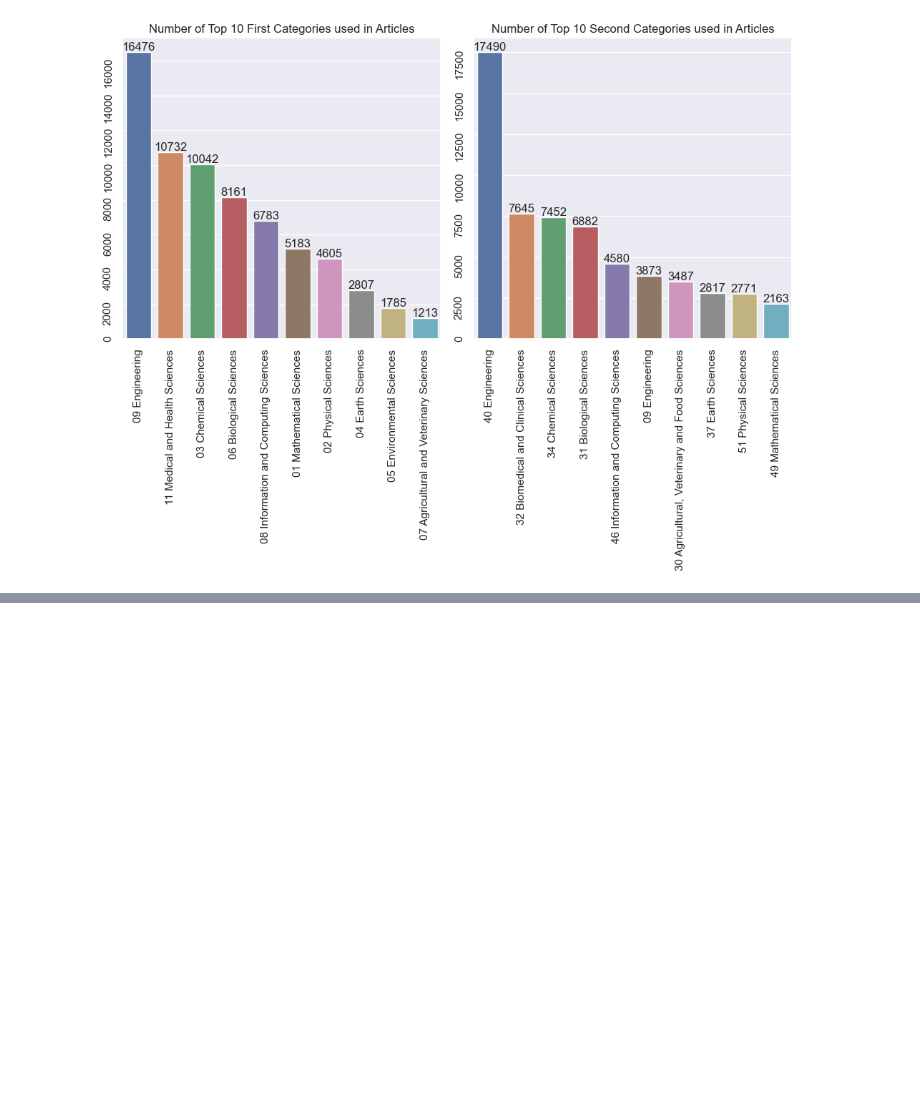
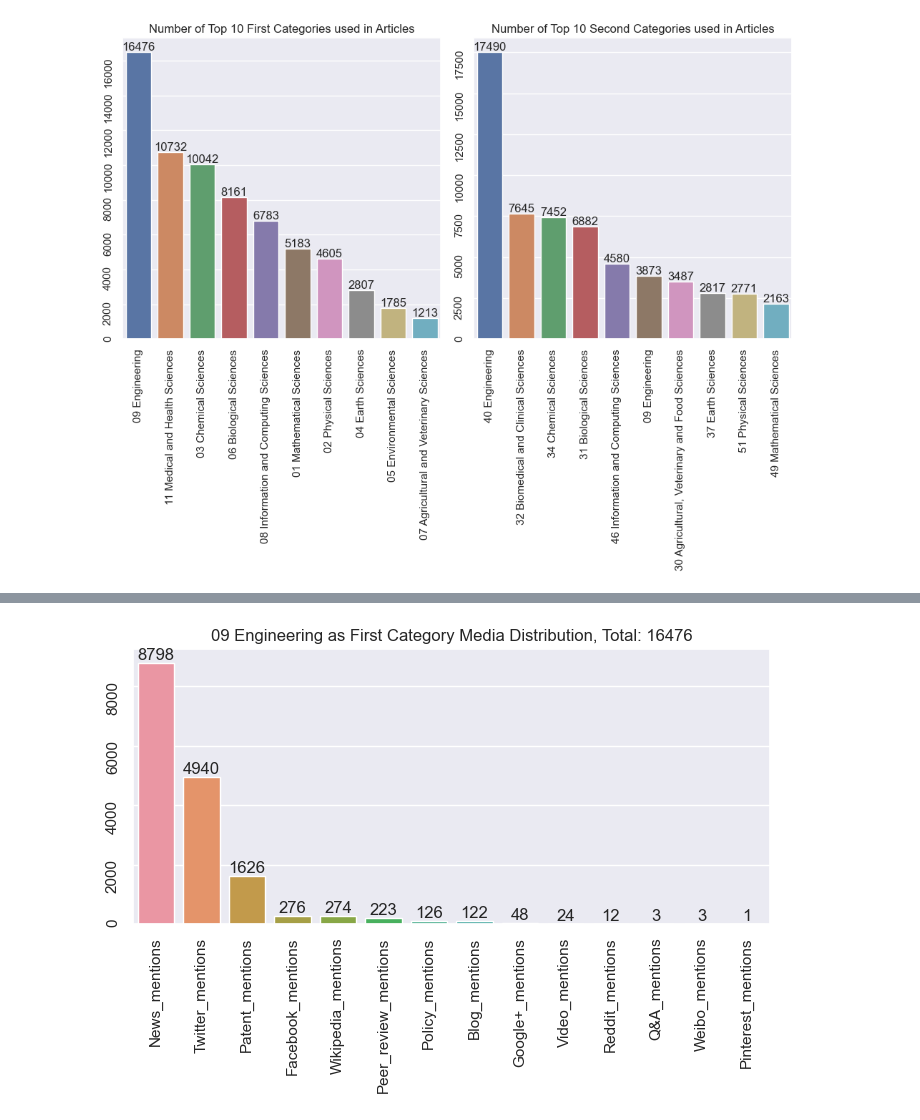
Before and after one commit to SimplyRamin/AlMetric-Research-Paper, a Jupyter notebook: Tables and Graphs for article.ipynb, the cells around one changed output, grey strips where cells are left out. Drawn from its saved outputs; the diff is of its cells as text; code cells hidden in the pictures; blank space fills up the shorter version.

Commit message:
drawing new plots of 6 and 7 sections

```diff
--- a/Tables and Graphs for article.ipynb
+++ b/Tables and Graphs for article.ipynb
@@ -257,0 +261,37 @@ plt.show()
+# %%
+media_list = ['News_mentions', 'Blog_mentions', 'Policy_mentions', 'Patent_mentions',
+             'Twitter_mentions', 'Peer_review_mentions', 'Weibo_mentions',
+             'Facebook_mentions', 'Wikipedia_mentions', 'Google+_mentions',
+             'LinkedIn_mentions', 'Reddit_mentions', 'Pinterest_mentions',
+             'F1000_mentions', 'Q&A_mentions', 'Video_mentions']
+
+first_category_top_10_list = ['09 Engineering', '11 Medical and Health Sciences', '03 Chemical Sciences',
+                              '06 Biological Sciences', '08 Information and Computing Sciences',
+                              '01 Mathematical Sciences', '02 Physical Sciences', '04 Earth Sciences',
+                              '05 Environmental Sciences', '07 Agricultural and Veterinary Sciences']
+
+second_category_top_10_list = ['40 Engineering', '32 Biomedical and Clinical Sciences', '34 Chemical Sciences',
+                               '31 Biological Sciences', '46 Information and Computing Sciences',
+                               '09 Engineering', '30 Agricultural, Veterinary and Food Sciences',
+                               '37 Earth Sciences', '51 Physical Sciences', '49 Mathematical Sciences']
+
+max_feature = df[media_list].max(axis=1)
+max_feature_name = df[media_list].idxmax(axis=1)
+df['max_feature_name'] = max_feature_name
+# %%
+plt.figure(figsize=(7, 5))
+
+x = list(df[df['Category_1'] == first_category_top_10_list[0]]['max_feature_name'].value_counts().index)
+y = list(df[df['Category_1'] == first_category_top_10_list[0]]['max_feature_name'].value_counts())
+
+ax = sns.barplot(x=x, y=y)
+ax.set_title(f'{first_category_top_10_list[0]} as First Category Media Distribution, Total: {len(df[df["Category_1"] == first_category_top_10_list[0]])}')
+ax.bar_label(ax.containers[0])
+ax.tick_params(labelrotation=90)
+
+
+plt.tight_layout()
+plt.savefig('Output_Tbls_Plots/6-1.png', facecolor='white')
+plt.show()
+# %% [output]
+[figure, added]
```
Also changed, not shown: parts of 21 cells of this notebook, 21 other files.
